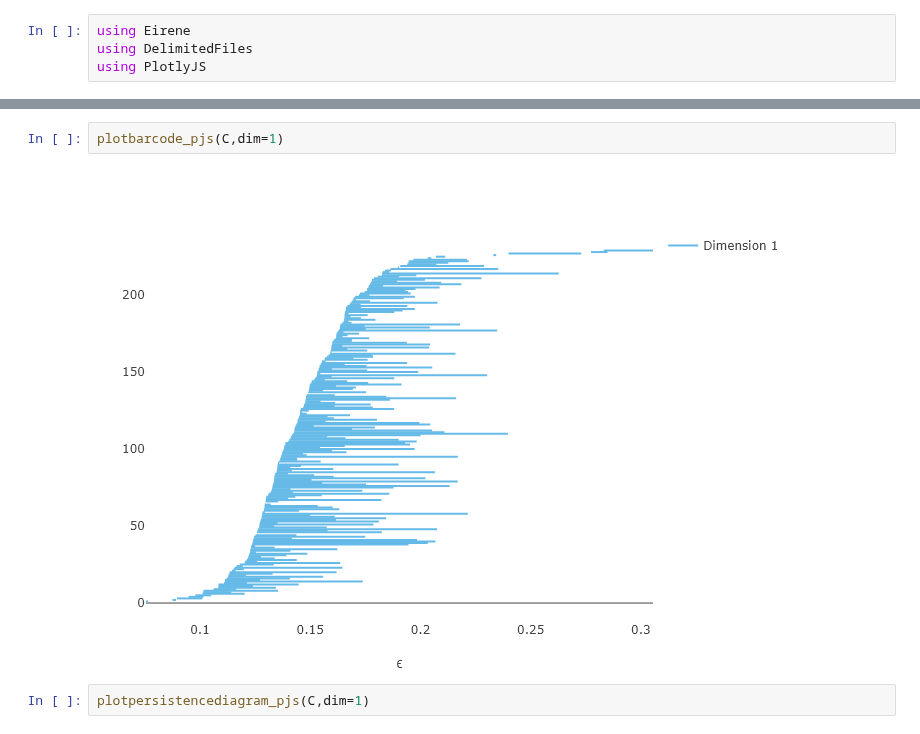
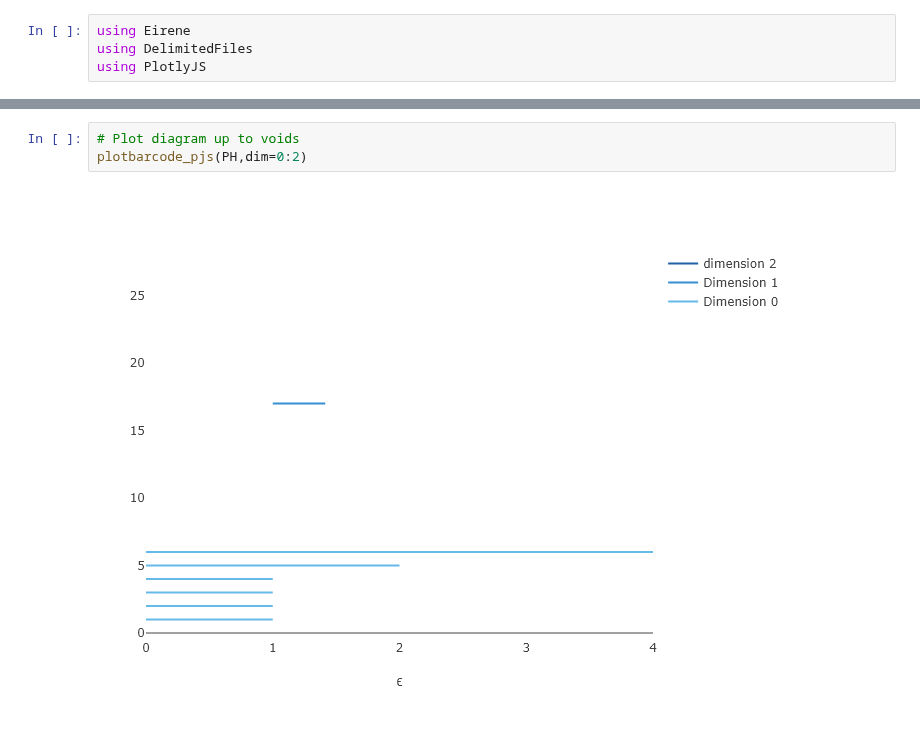
Before and after one commit to Jevi-Waugh/PH-AML, a Jupyter notebook: notebooks/features.ipynb, the cells around one changed output, grey strips where cells are left out. Saved outputs shown, nothing was run; the diff lists cells and outputs as text.

```diff
--- a/notebooks/features.ipynb
+++ b/notebooks/features.ipynb
@@ -55,6 +36,5 @@ Dict{String, Any} with 12 entries:
-# %%
-plotbarcode_pjs(C,dim=1)
-# %% [output]
-[figure, removed]
-# %%
-plotpersistencediagram_pjs(C,dim=1)
+# %%
+# Plot diagram up to voids
+plotbarcode_pjs(PH,dim=0:2)
+# %% [output]
+[figure, added]
```
Also changed, not shown: parts of 8 cells of this notebook.
